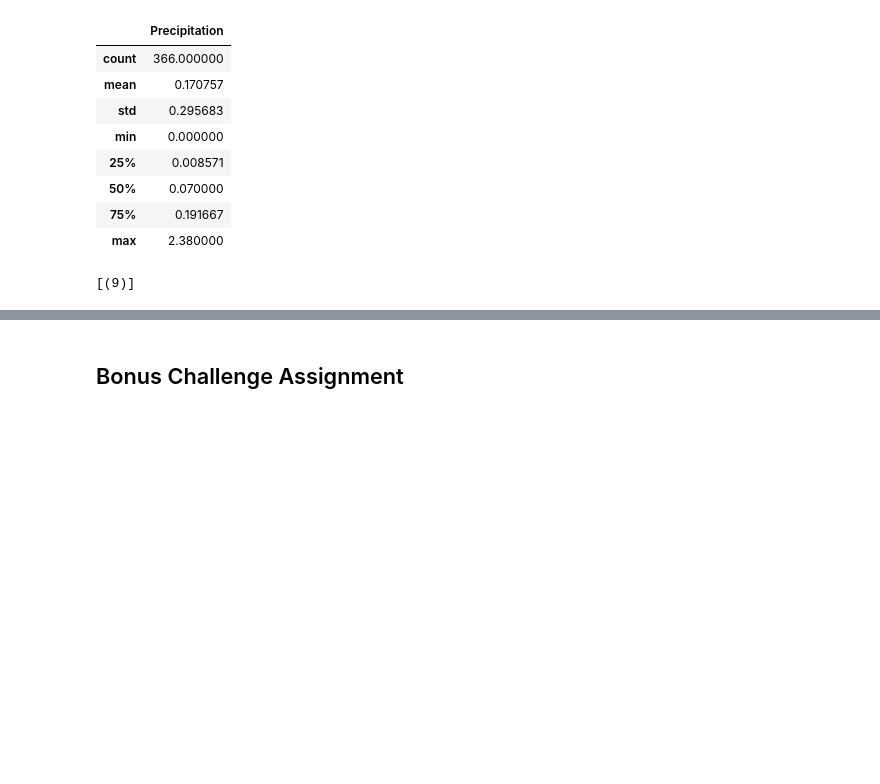
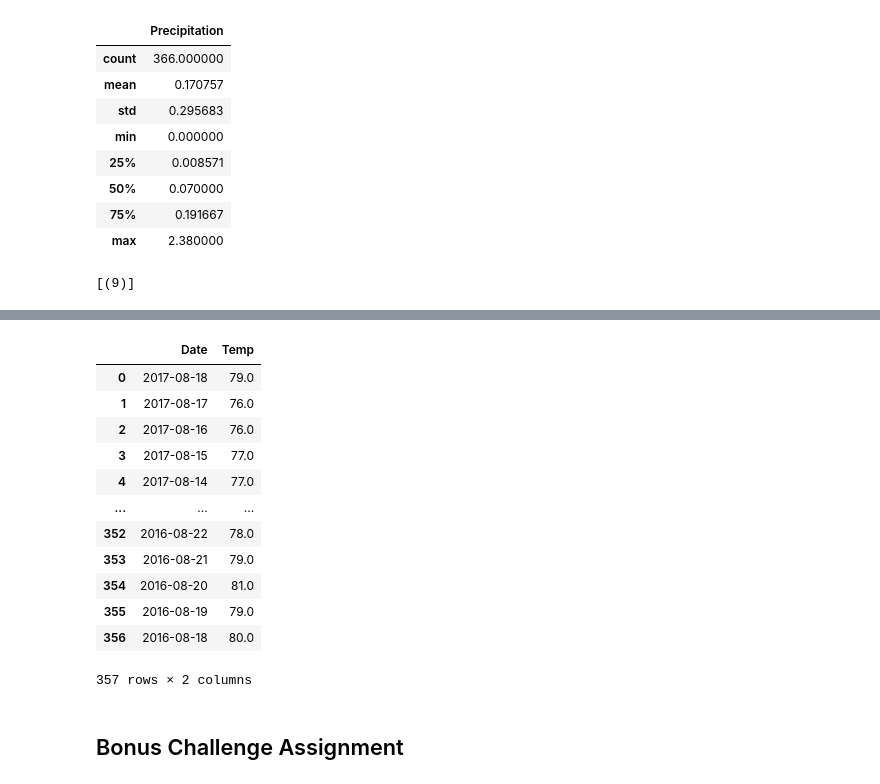
Before and after one commit to DeepIntoData/SQLAlchemy-Challenge, a Jupyter notebook: climate_starter.ipynb, the cells around one changed output, grey strips where cells are left out. Saved outputs shown, nothing was run; the diff lists cells and outputs as text; code cells hidden in the pictures; blank space fills up the shorter version.

```diff
--- a/climate_starter.ipynb
+++ b/climate_starter.ipynb
@@ -141,6 +162,35 @@ station_count
 # %%
 # Choose the station with the highest number of temperature observations.
+
+station = session.query(Measurement.station,func.count(Measurement.tobs)).\
+          group_by(Measurement.station).\
+          order_by(func.count(Measurement.station).desc()).all()
+
+station #= USC00519281
+
 # Query the last 12 months of temperature observation data for this station and plot the results as a histogram
+
+stationlast12 = session.query(Measurement.date, Measurement.tobs).\
+                filter(Measurement.station == 'USC00519281').\
+                order_by(Measurement.date.desc()).limit(357).all()
+stationlast12
+
+dfstation = pd.DataFrame(stationlast12, columns = ['Date','Temp'])
+dfstation
+# %% [output]
+|  | Date | Temp |
+| 0 | 2017-08-18 | 79.0 |
+| 1 | 2017-08-17 | 76.0 |
+| 2 | 2017-08-16 | 76.0 |
+| 3 | 2017-08-15 | 77.0 |
+| 4 | 2017-08-14 | 77.0 |
+| ... | ... | ... |
+| 352 | 2016-08-22 | 78.0 |
+| 353 | 2016-08-21 | 79.0 |
+| 354 | 2016-08-20 | 81.0 |
+| 355 | 2016-08-19 | 79.0 |
+| 356 | 2016-08-18 | 80.0 |
+357 rows × 2 columns
 # %% [markdown]
 ## Bonus Challenge Assignment
 # %%
```
Also changed, not shown: parts of 4 cells of this notebook.
